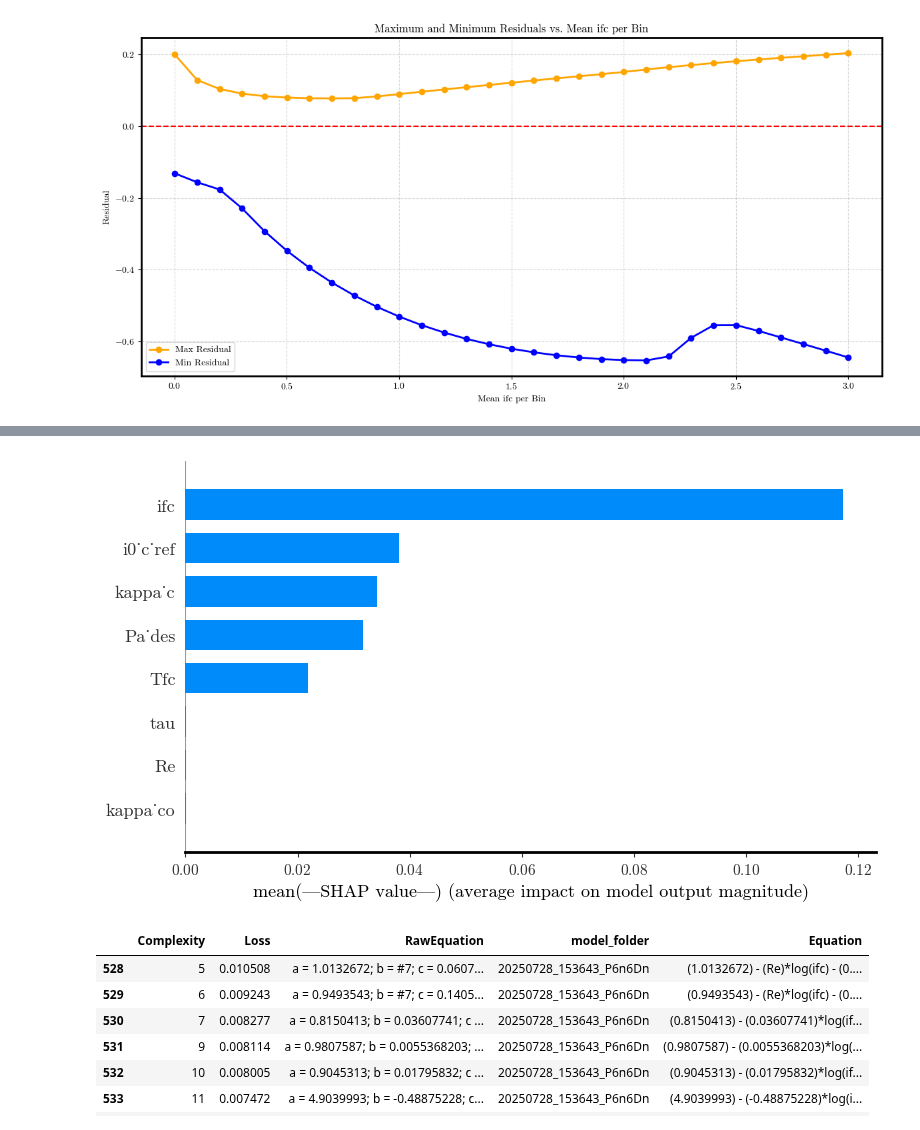
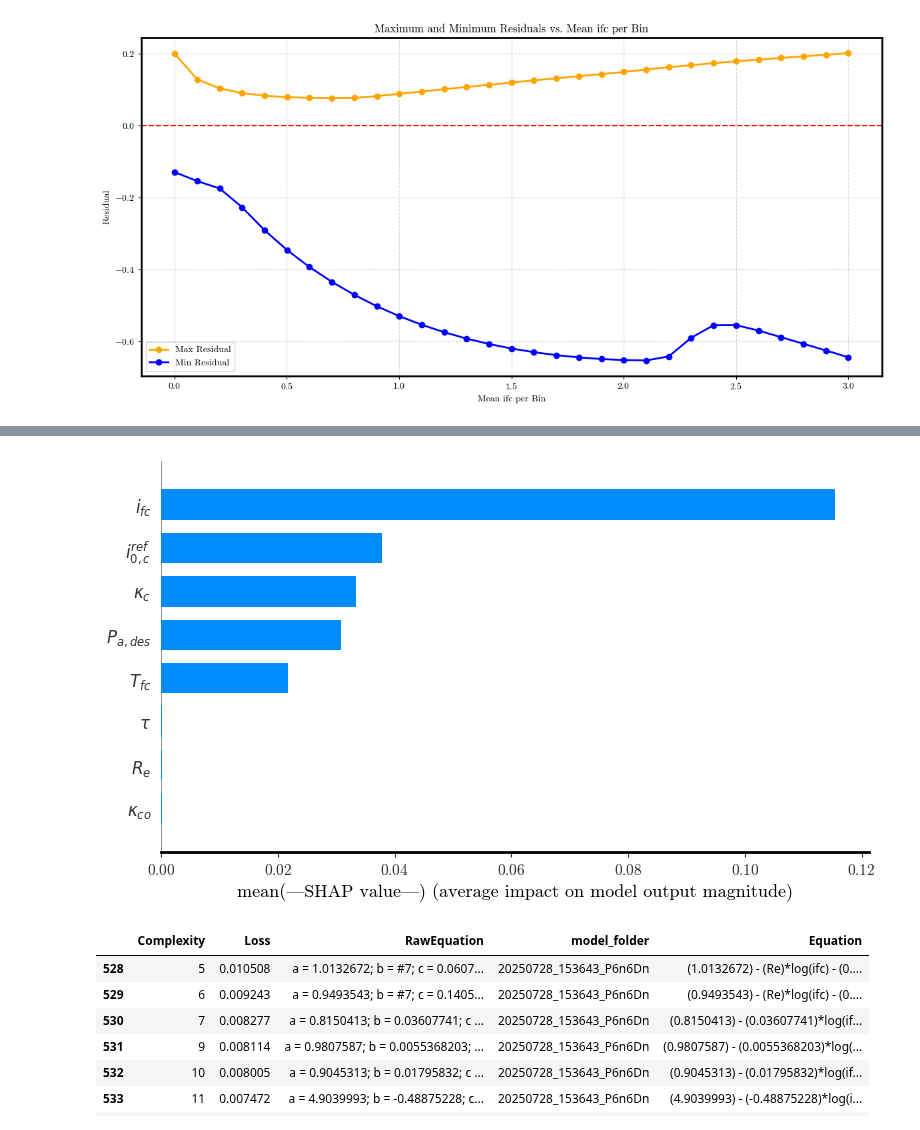
Before and after one commit to DejvisT/Sensitivity-Analysis-and-Surrogate-Modeling-of-PEM-Fuel-Cells, a Jupyter notebook: notebooks/14_SR_results.ipynb, the cells around one changed output, grey strips where cells are left out. Saved outputs shown, nothing was run; the diff lists cells and outputs as text; code cells hidden in the pictures.

```diff
--- a/notebooks/14_SR_results.ipynb
+++ b/notebooks/14_SR_results.ipynb
@@ -331,8 +331,7 @@ class SymbolicModel:
         else:
             raise ValueError("Input must be a dict, DataFrame, or numpy array.")
 # %%
-model = SymbolicModel("((kappa_c + log(i0_c_ref)) * ((Pa_des * 1.5976357e-7) + 0.019371508)) + ((5.5642056 - log(Tfc)) + exp(ifc * -0.19848849))")
-
+model = SymbolicModel(results_df.iloc[0]['equation'])
 
 prediction = model.predict(test_df[parameters])
 print("Prediction:", prediction)
@@ -492,5 +491,5 @@ plt.show()
 [figure]
 # %%
 import shap
-explainer = shap.KernelExplainer(model.predict, test_df[parameters].sample(100, random_state=1))
+explainer = shap.KernelExplainer(model.predict, test_df[parameters].sample(1000, random_state=1))
 shap_values = explainer.shap_values(test_df[parameters].sample(1000, random_state=1), nsamples=100)
@@ -501,7 +534,20 @@ shap.summary_plot(shap_values, test_df[parameters].sample(1000, random_state=1))
 # %%
-shap.summary_plot(shap_values, test_df[parameters].sample(1000, random_state=1), plot_type="bar")
+# Create the bar plot but do not show yet
+shap.summary_plot(shap_values, sample_df, plot_type="bar", show=False)
+
+ax = plt.gca()
+current_labels = [label.get_text() for label in ax.get_yticklabels()]
+
+# Map to LaTeX, default to original if not found
+latex_labels = [latex_map.get(label, label) for label in current_labels]
+
+# Set new y-axis tick labels with LaTeX formatting
+ax.set_yticklabels(latex_labels, fontsize=12)
+
+plt.tight_layout()
+plt.show()
 # %% [output]
-[figure, old version]
+[figure, new version]
 # %%
 df_all_equations_informed = load_all_pysr_equations(output_csv=None)
 df_all_equations_informed = df_all_equations_informed[df_all_equations_informed['model_folder'] == '20250728_153643_P6n6Dn']
```
Also changed, not shown: parts of 7 cells of this notebook.
